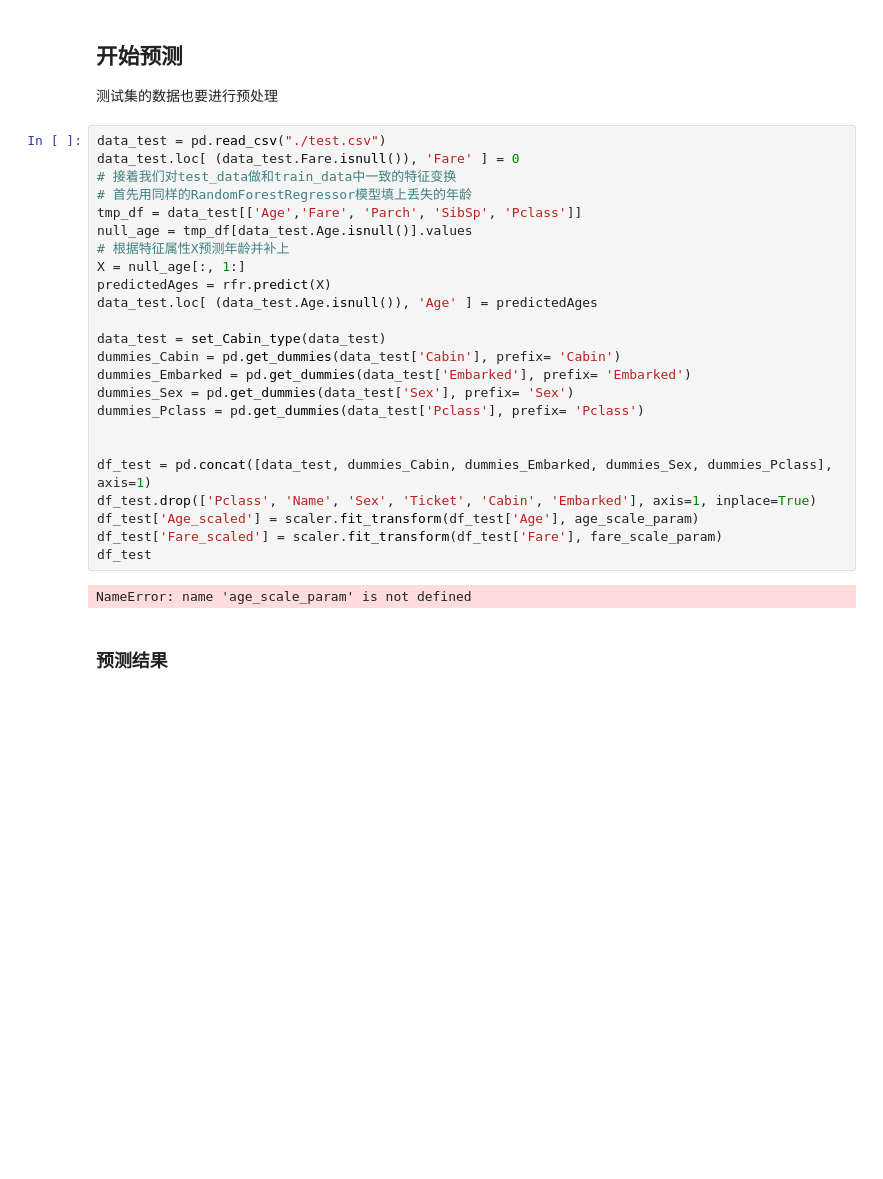
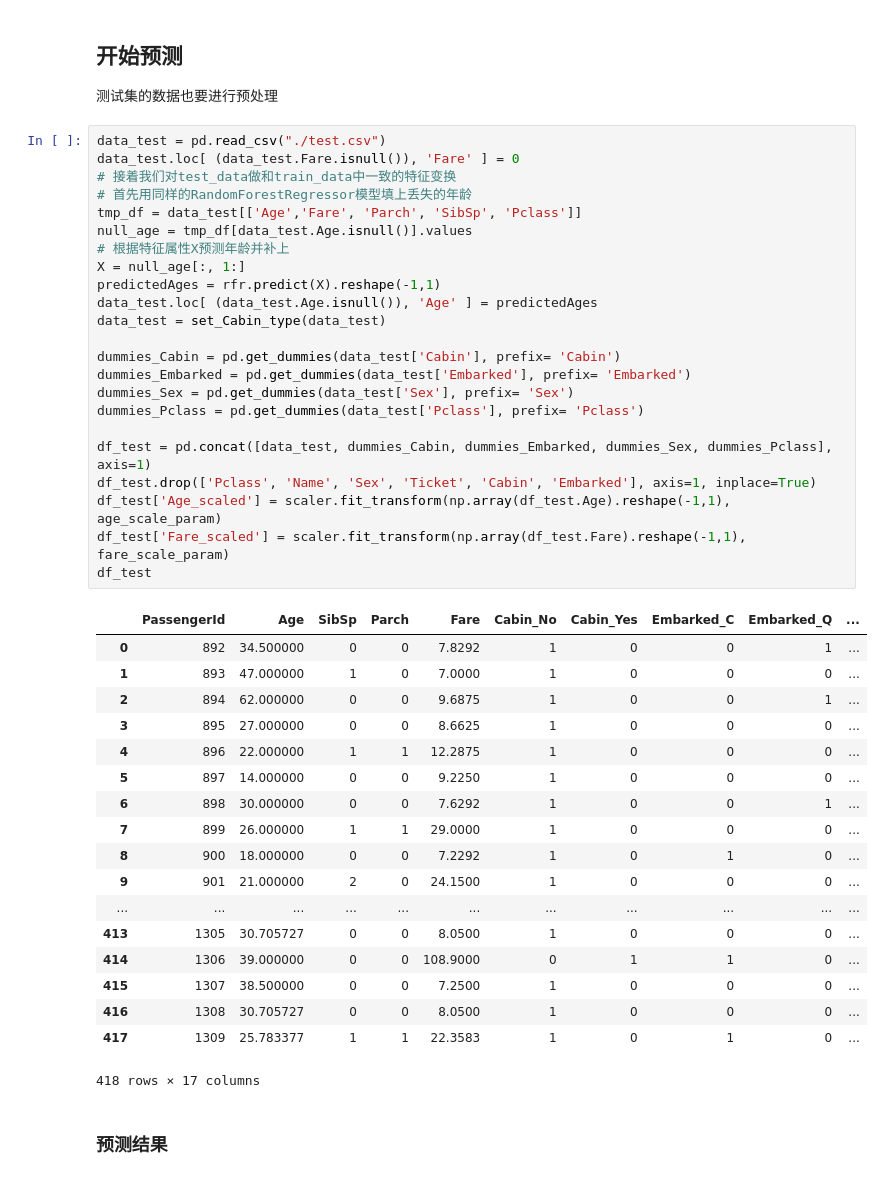
Before and after one commit to FantasyJXF/Kaggle, a Jupyter notebook: Titanic/Titanic_prediction.ipynb, the cells around one changed output. Saved outputs shown, nothing was run; the diff lists cells and outputs as text; blank space fills up the shorter version.

```diff
--- a/Titanic/Titanic_prediction.ipynb
+++ b/Titanic/Titanic_prediction.ipynb
@@ -424,29 +412,45 @@ LogisticRegression(C=1.0, class_weight=None, dual=False, fit_intercept=True,
 # %%
 data_test = pd.read_csv("./test.csv")
 data_test.loc[ (data_test.Fare.isnull()), 'Fare' ] = 0
 # 接着我们对test_data做和train_data中一致的特征变换
 # 首先用同样的RandomForestRegressor模型填上丢失的年龄
 tmp_df = data_test[['Age','Fare', 'Parch', 'SibSp', 'Pclass']]
 null_age = tmp_df[data_test.Age.isnull()].values
 # 根据特征属性X预测年龄并补上
 X = null_age[:, 1:]
-predictedAges = rfr.predict(X)
+predictedAges = rfr.predict(X).reshape(-1,1)
 data_test.loc[ (data_test.Age.isnull()), 'Age' ] = predictedAges
+data_test = set_Cabin_type(data_test)
 
-data_test = set_Cabin_type(data_test)
 dummies_Cabin = pd.get_dummies(data_test['Cabin'], prefix= 'Cabin')
 dummies_Embarked = pd.get_dummies(data_test['Embarked'], prefix= 'Embarked')
 dummies_Sex = pd.get_dummies(data_test['Sex'], prefix= 'Sex')
 dummies_Pclass = pd.get_dummies(data_test['Pclass'], prefix= 'Pclass')
 
-
 df_test = pd.concat([data_test, dummies_Cabin, dummies_Embarked, dummies_Sex, dummies_Pclass], axis=1)
 df_test.drop(['Pclass', 'Name', 'Sex', 'Ticket', 'Cabin', 'Embarked'], axis=1, inplace=True)
-df_test['Age_scaled'] = scaler.fit_transform(df_test['Age'], age_scale_param)
-df_test['Fare_scaled'] = scaler.fit_transform(df_test['Fare'], fare_scale_param)
+df_test['Age_scaled'] = scaler.fit_transform(np.array(df_test.Age).reshape(-1,1), age_scale_param)
+df_test['Fare_scaled'] = scaler.fit_transform(np.array(df_test.Fare).reshape(-1,1), fare_scale_param)
 df_test
 # %% [output]
+|  | PassengerId | Age | SibSp | Parch | Fare | Cabin_No | Cabin_Yes | Embarked_C | Embarked_Q | ... |
+| 0 | 892 | 34.500000 | 0 | 0 | 7.8292 | 1 | 0 | 0 | 1 | ... |
+| 1 | 893 | 47.000000 | 1 | 0 | 7.0000 | 1 | 0 | 0 | 0 | ... |
+| 2 | 894 | 62.000000 | 0 | 0 | 9.6875 | 1 | 0 | 0 | 1 | ... |
+| 3 | 895 | 27.000000 | 0 | 0 | 8.6625 | 1 | 0 | 0 | 0 | ... |
+| 4 | 896 | 22.000000 | 1 | 1 | 12.2875 | 1 | 0 | 0 | 0 | ... |
+| 5 | 897 | 14.000000 | 0 | 0 | 9.2250 | 1 | 0 | 0 | 0 | ... |
+| 6 | 898 | 30.000000 | 0 | 0 | 7.6292 | 1 | 0 | 0 | 1 | ... |
+| 7 | 899 | 26.000000 | 1 | 1 | 29.0000 | 1 | 0 | 0 | 0 | ... |
+| 8 | 900 | 18.000000 | 0 | 0 | 7.2292 | 1 | 0 | 1 | 0 | ... |
+| 9 | 901 | 21.000000 | 2 | 0 | 24.1500 | 1 | 0 | 0 | 0 | ... |
+| ... | ... | ... | ... | ... | ... | ... | ... | ... | ... | ... |
+| 413 | 1305 | 30.705727 | 0 | 0 | 8.0500 | 1 | 0 | 0 | 0 | ... |
+| 414 | 1306 | 39.000000 | 0 | 0 | 108.9000 | 0 | 1 | 1 | 0 | ... |
+| 415 | 1307 | 38.500000 | 0 | 0 | 7.2500 | 1 | 0 | 0 | 0 | ... |
+| 416 | 1308 | 30.705727 | 0 | 0 | 8.0500 | 1 | 0 | 0 | 0 | ... |
+| 417 | 1309 | 25.783377 | 1 | 1 | 22.3583 | 1 | 0 | 1 | 0 | ... |
-NameError: name 'age_scale_param' is not defined
+418 rows × 17 columns
 # %% [markdown]
 ###  预测结果
 # %%
```
Also changed, not shown: parts of 6 cells of this notebook, 1 other file.
